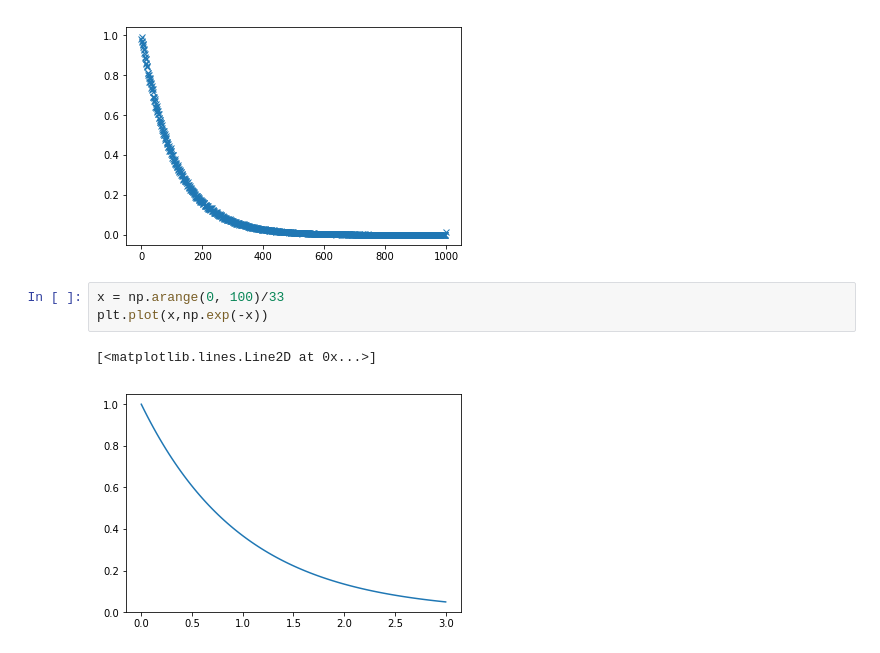
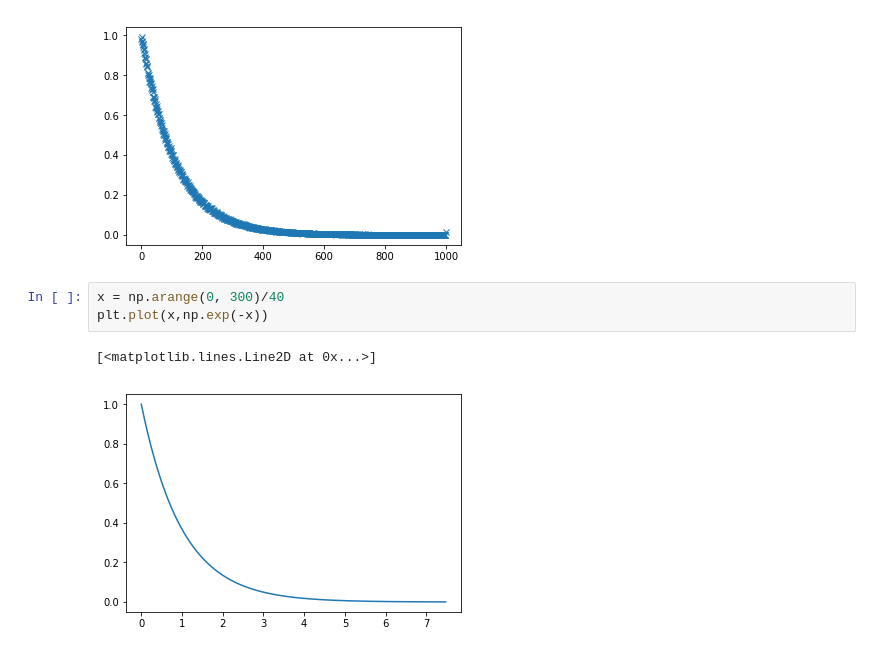
Before and after one commit to mwatwood-cu/monte_carlo_radiation, a Jupyter notebook: Monte Carlo Testing.ipynb, the cells around one changed output. Drawn from its saved outputs; the diff is of its cells as text.

Commit message:
Updated images

```diff
--- a/Monte Carlo Testing.ipynb
+++ b/Monte Carlo Testing.ipynb
@@ -37,8 +37,8 @@ calc_dist(exp_dist, 1000000, 1000, 3)
 Bin Width = 0.003
 [figure]
 # %%
-x = np.arange(0, 100)/33
+x = np.arange(0, 300)/40
 plt.plot(x,np.exp(-x))
 # %% [output]
 [<matplotlib.lines.Line2D at 0x...>]
-[figure, old version]
+[figure, new version]
```
